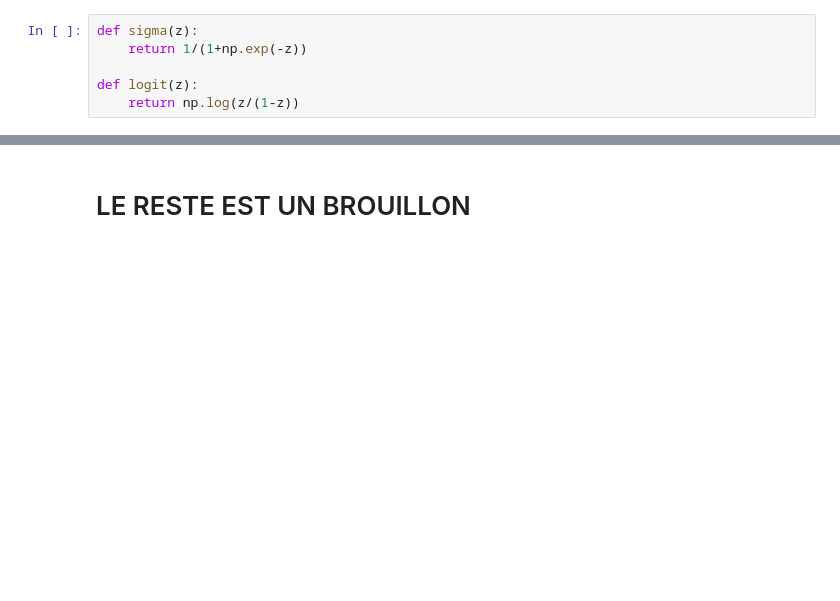
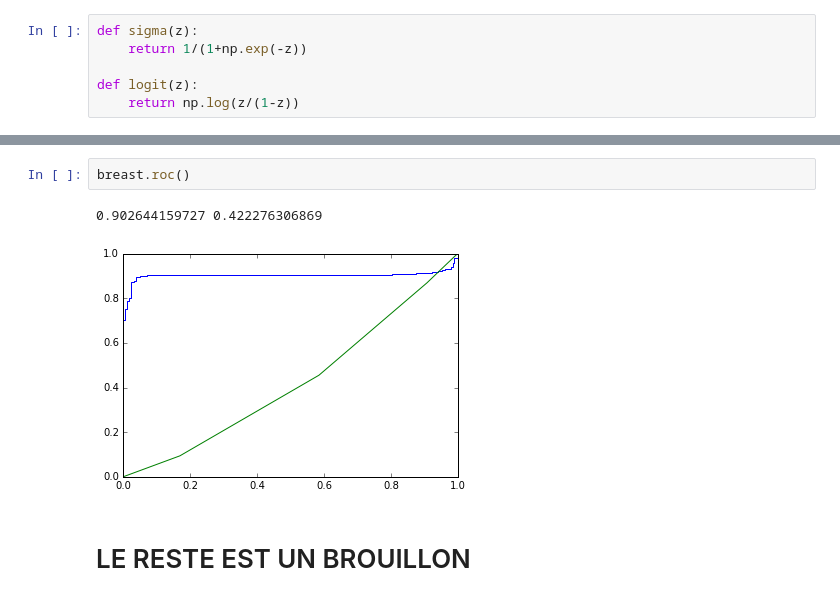
Before and after one commit to aurianeb/Learning-Crowds, a Jupyter notebook: Bayesian.ipynb, the cells around one changed output, grey strips where cells are left out. Saved outputs shown, nothing was run; the diff lists cells and outputs as text; blank space fills up the shorter version.

```diff
--- a/Bayesian.ipynb
+++ b/Bayesian.ipynb
@@ -264,3 +285,8 @@ Beta :  [array([ 0.09842358]), array([ 0.15211845]), array([ 0.36869504]), array
+# %%
+breast.roc()
+# %% [output]
+0.902644159727 0.422276306869
+[figure, added]
 # %% [markdown]
 # LE RESTE EST UN BROUILLON
 # %%
```
Also changed, not shown: parts of 6 cells of this notebook.
